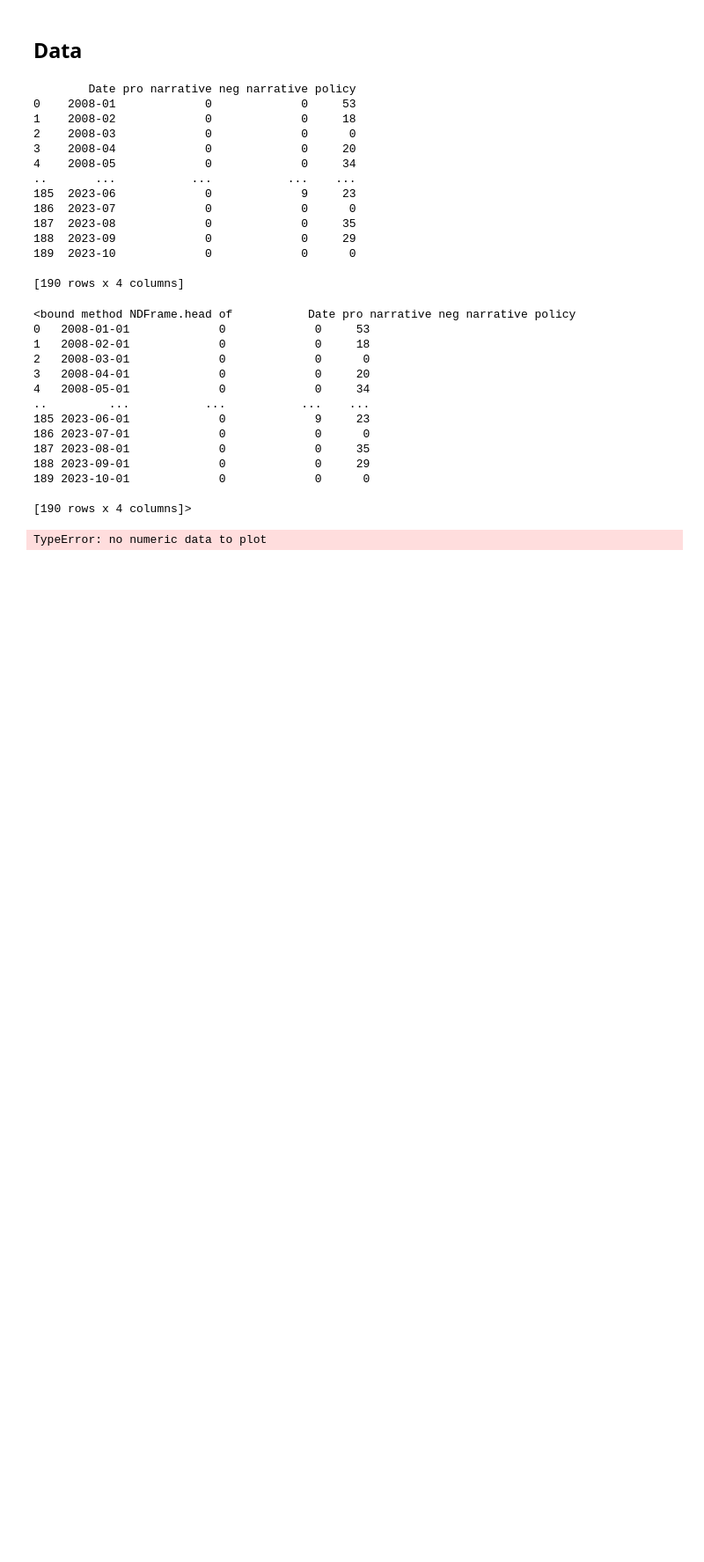
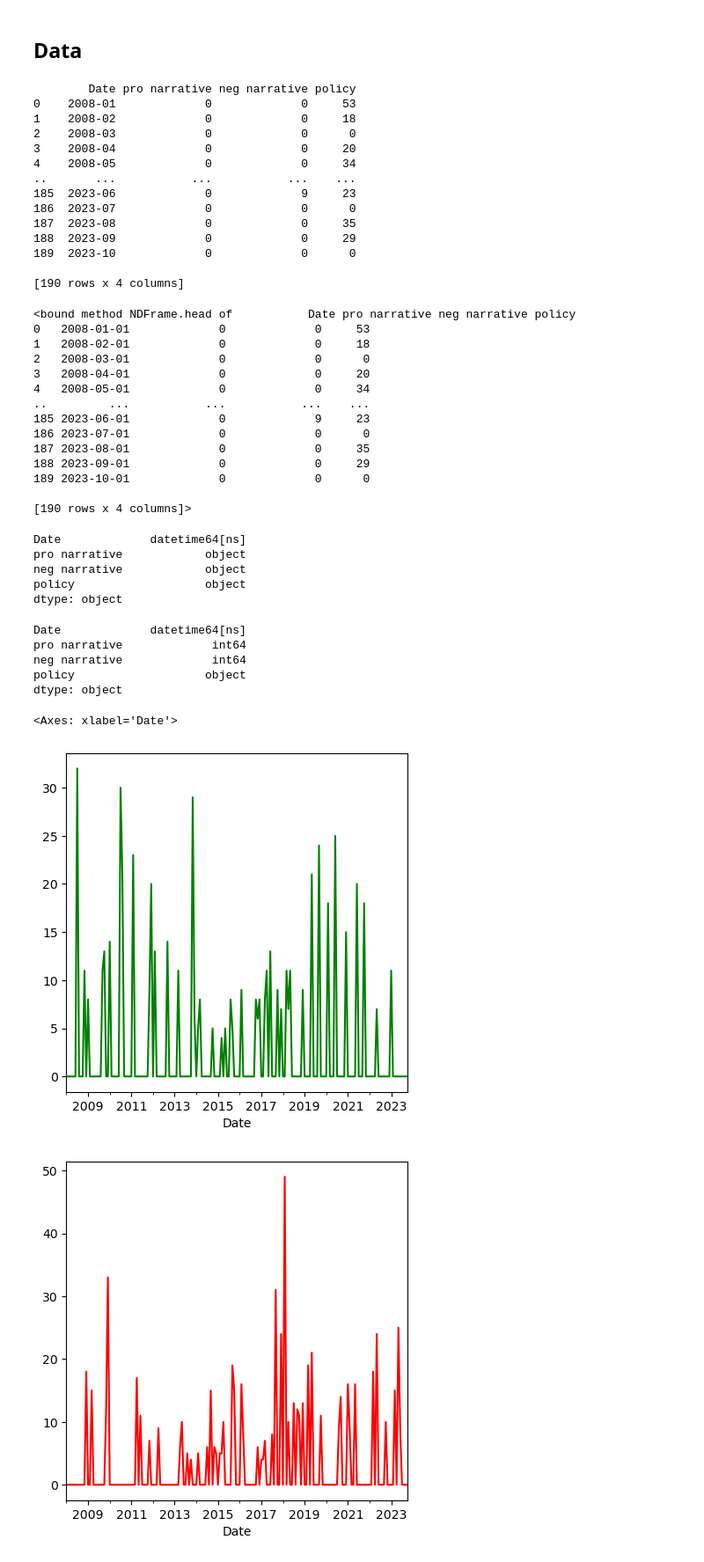
Before and after one commit to galibest2/as.180.369, a Jupyter notebook: contrib/galibest2/Research-Paper-Notebook.ipynb, the cells around one changed output. Shown at 88% size. Saved outputs shown, nothing was run; the diff lists cells and outputs as text; code cells hidden in the pictures; blank space fills up the shorter version.

Commit message:
Created graphs to showcase the sentiment surrounding the news narratives at the time. Realized the best way to graph it is through a line chart

```diff
--- a/contrib/galibest2/Research-Paper-Notebook.ipynb
+++ b/contrib/galibest2/Research-Paper-Notebook.ipynb
@@ -104,9 +106,34 @@ print(df_trend.head)
 189 2023-10-01             0             0      0
 
 [190 rows x 4 columns]>
+# %%
+df_trend.dtypes
+# %% [output]
+Date             datetime64[ns]
+pro narrative            object
+neg narrative            object
+policy                   object
+dtype: object
+# %%
+df_trend["pro narrative"] = pd.to_numeric(df_trend["pro narrative"])
+
+df_trend["neg narrative"] = pd.to_numeric(df_trend["neg narrative"])
+# %%
+df_trend.dtypes
+# %% [output]
+Date             datetime64[ns]
+pro narrative             int64
+neg narrative             int64
+policy                   object
+dtype: object
 # %%
 # Graphing the Data Frame
 
-df_trend.plot(x="Date", y=["pro narrative"],figsize=(9, 8))
+df_trend.plot(x="Date", y=["pro narrative"],figsize=(5,5), color = 'green', legend = False)
+df_trend.plot(x="Date", y=["neg narrative"],figsize=(5,5), color = 'red', legend = False)
+
+#Error in finding numerical data
 # %% [output]
-TypeError: no numeric data to plot
+<Axes: xlabel='Date'>
+[figure, added]
+[figure, added]
```
Also changed, not shown: parts of 7 cells of this notebook.
